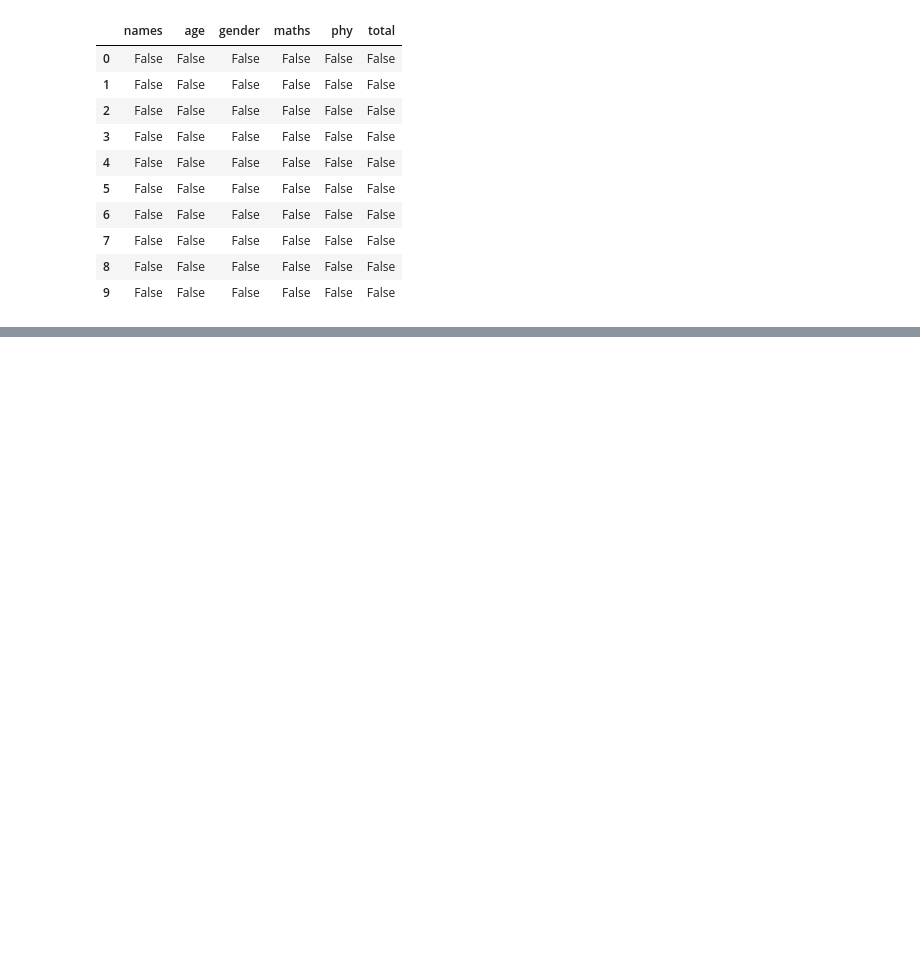
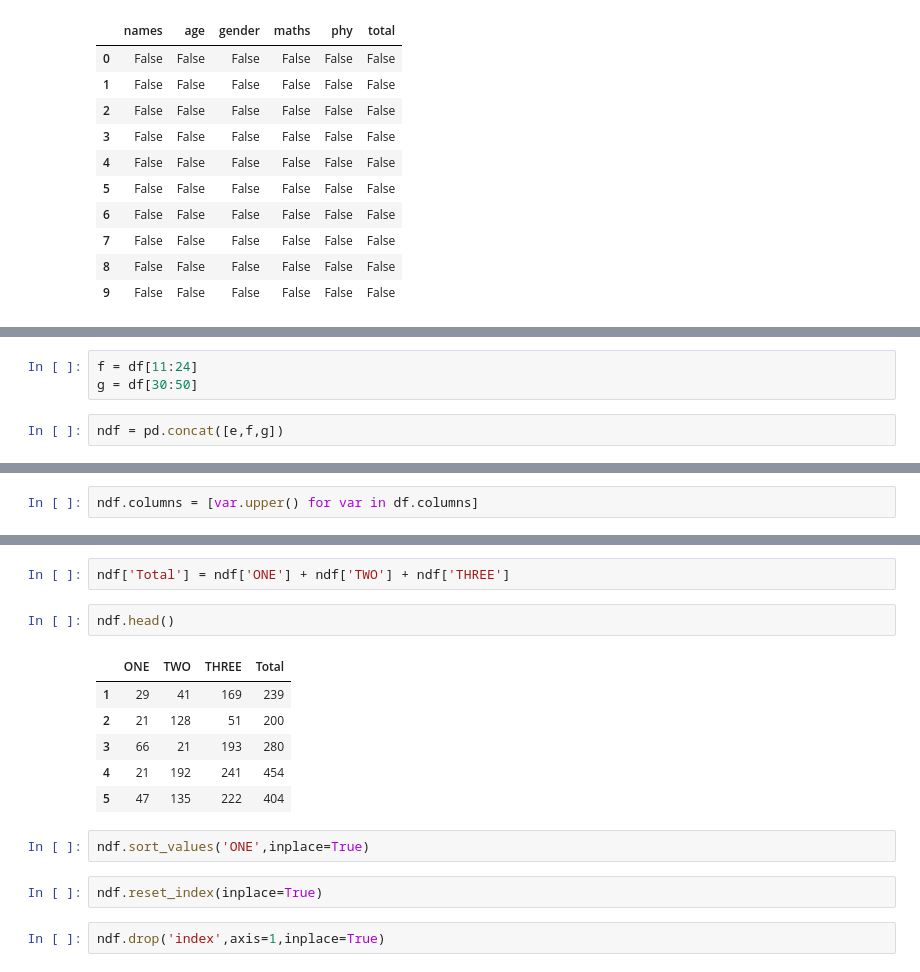
Before and after one commit to ajayyadav1998/Python-9am, a Jupyter notebook: Data Science/Introduction to Pandas.ipynb, the cells around one changed output, grey strips where cells are left out. Cells and saved outputs as stored; diff of their text form; blank space fills up the shorter version.

```diff
--- a/Data Science/Introduction to Pandas.ipynb
+++ b/Data Science/Introduction to Pandas.ipynb
@@ -415,0 +450,5 @@ df.isna()
+# %%
+f = df[11:24]
+g = df[30:50]
+# %%
+ndf = pd.concat([e,f,g])
@@ -415,0 +464,2 @@ df.isna()
+# %%
+ndf.columns = [var.upper() for var in df.columns]
@@ -415,0 +475,17 @@ df.isna()
+# %%
+ndf['Total'] = ndf['ONE'] + ndf['TWO'] + ndf['THREE']
+# %%
+ndf.head()
+# %% [output]
+|  | ONE | TWO | THREE | Total |
+| 1 | 29 | 41 | 169 | 239 |
+| 2 | 21 | 128 | 51 | 200 |
+| 3 | 66 | 21 | 193 | 280 |
+| 4 | 21 | 192 | 241 | 454 |
+| 5 | 47 | 135 | 222 | 404 |
+# %%
+ndf.sort_values('ONE',inplace=True)
+# %%
+ndf.reset_index(inplace=True)
+# %%
+ndf.drop('index',axis=1,inplace=True)
```
Also changed, not shown: parts of 12 cells of this notebook, 1 other file.
